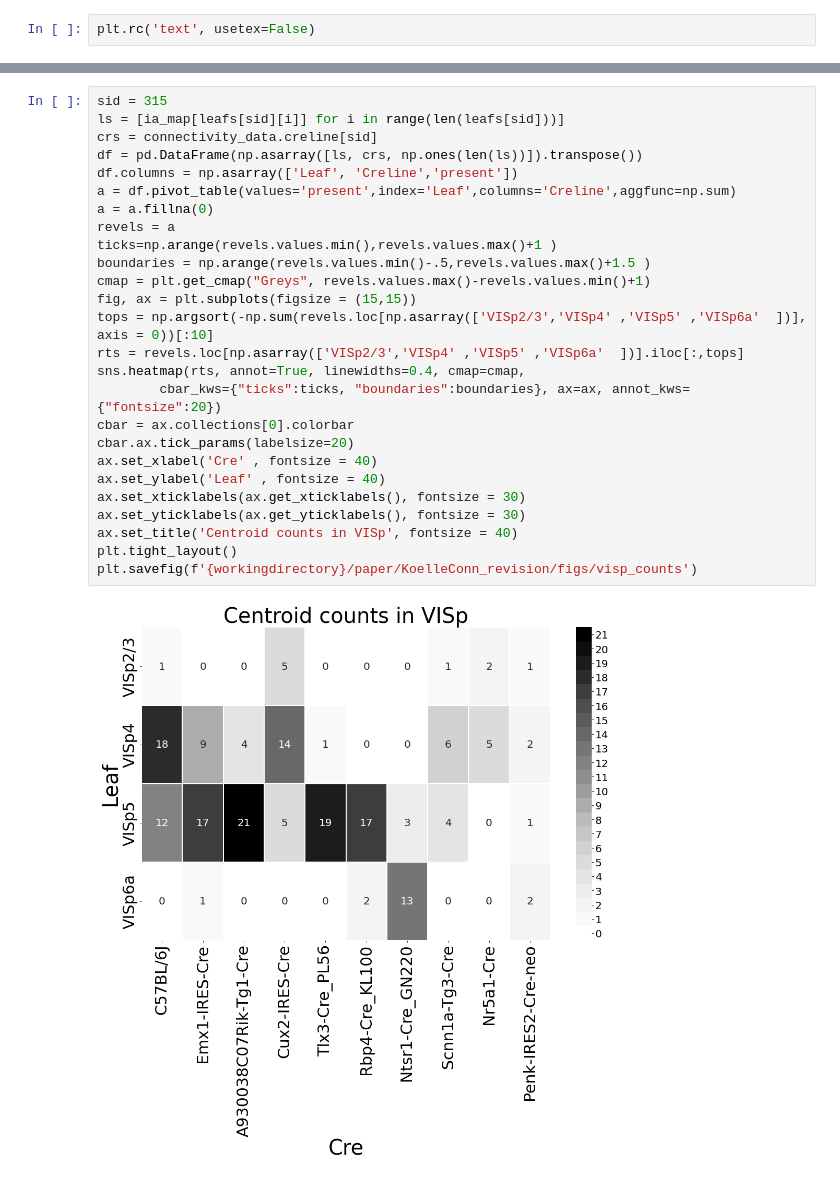
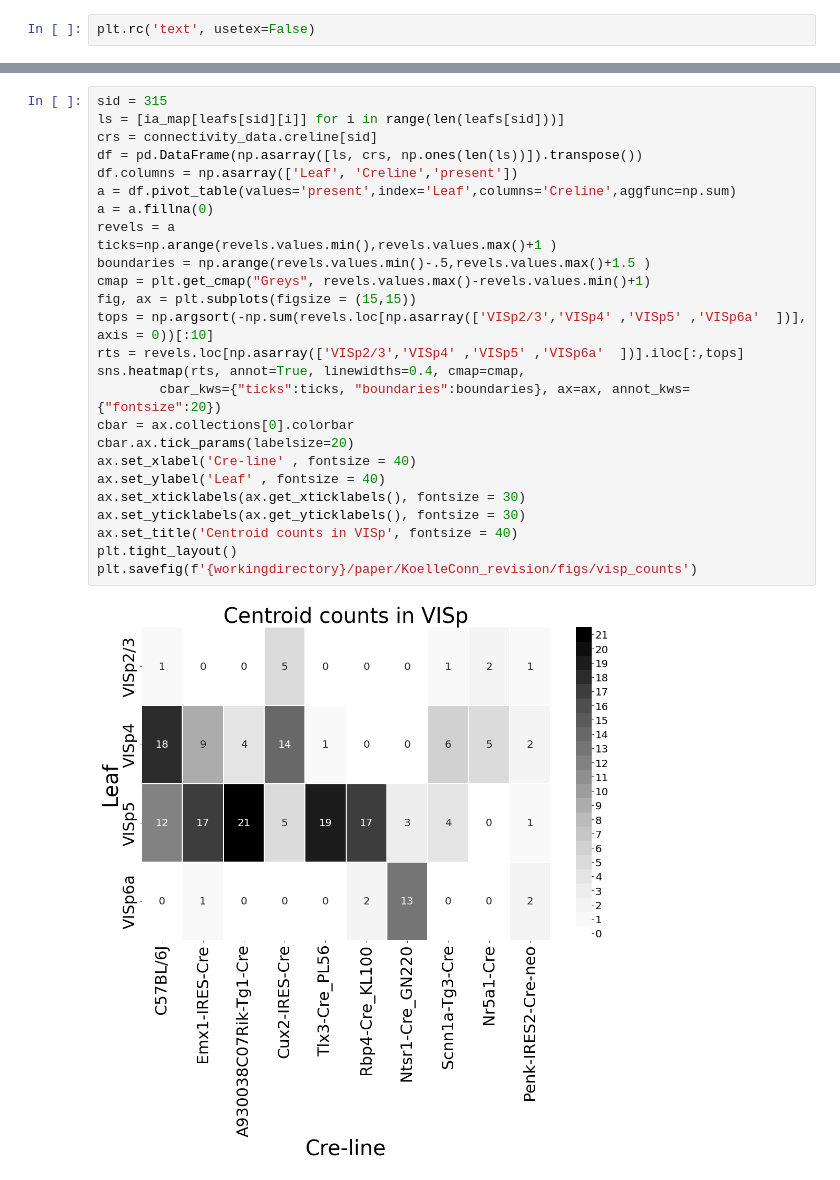
Before and after one commit to AllenInstitute/mouse_connectivity_models, a Jupyter notebook: analyses/paper_final/figures/Figure1_SuppFigure1.ipynb, the cells around one changed output, grey strips where cells are left out. Saved outputs shown, nothing was run; the diff lists cells and outputs as text.

```diff
--- a/analyses/paper_final/figures/Figure1_SuppFigure1.ipynb
+++ b/analyses/paper_final/figures/Figure1_SuppFigure1.ipynb
@@ -323,31 +323,31 @@ plt.savefig(f'{workingdirectory}/paper/KoelleConn_revision/figs/datasummary')
 # %%
 sid = 315
 ls = [ia_map[leafs[sid][i]] for i in range(len(leafs[sid]))]
 crs = connectivity_data.creline[sid]
 df = pd.DataFrame(np.asarray([ls, crs, np.ones(len(ls))]).transpose())
 df.columns = np.asarray(['Leaf', 'Creline','present'])
 a = df.pivot_table(values='present',index='Leaf',columns='Creline',aggfunc=np.sum)
 a = a.fillna(0)
 revels = a
 ticks=np.arange(revels.values.min(),revels.values.max()+1 )
 boundaries = np.arange(revels.values.min()-.5,revels.values.max()+1.5 )
 cmap = plt.get_cmap("Greys", revels.values.max()-revels.values.min()+1)
 fig, ax = plt.subplots(figsize = (15,15))
 tops = np.argsort(-np.sum(revels.loc[np.asarray(['VISp2/3','VISp4' ,'VISp5' ,'VISp6a'  ])], axis = 0))[:10]
 rts = revels.loc[np.asarray(['VISp2/3','VISp4' ,'VISp5' ,'VISp6a'  ])].iloc[:,tops]
 sns.heatmap(rts, annot=True, linewidths=0.4, cmap=cmap,
         cbar_kws={"ticks":ticks, "boundaries":boundaries}, ax=ax, annot_kws={"fontsize":20})
 cbar = ax.collections[0].colorbar
 cbar.ax.tick_params(labelsize=20)
-ax.set_xlabel('Cre' , fontsize = 40)
+ax.set_xlabel('Cre-line' , fontsize = 40)
 ax.set_ylabel('Leaf' , fontsize = 40)
 ax.set_xticklabels(ax.get_xticklabels(), fontsize = 30)
 ax.set_yticklabels(ax.get_yticklabels(), fontsize = 30)
 ax.set_title('Centroid counts in VISp', fontsize = 40)
 plt.tight_layout()
 plt.savefig(f'{workingdirectory}/paper/KoelleConn_revision/figs/visp_counts')
 # %% [output]
-[figure, old version]
+[figure, new version]
 # %%
 for m in range(len(major_structure_ids)):
 
```
Also changed, not shown: parts of 2 cells of this notebook, 38 other files.
